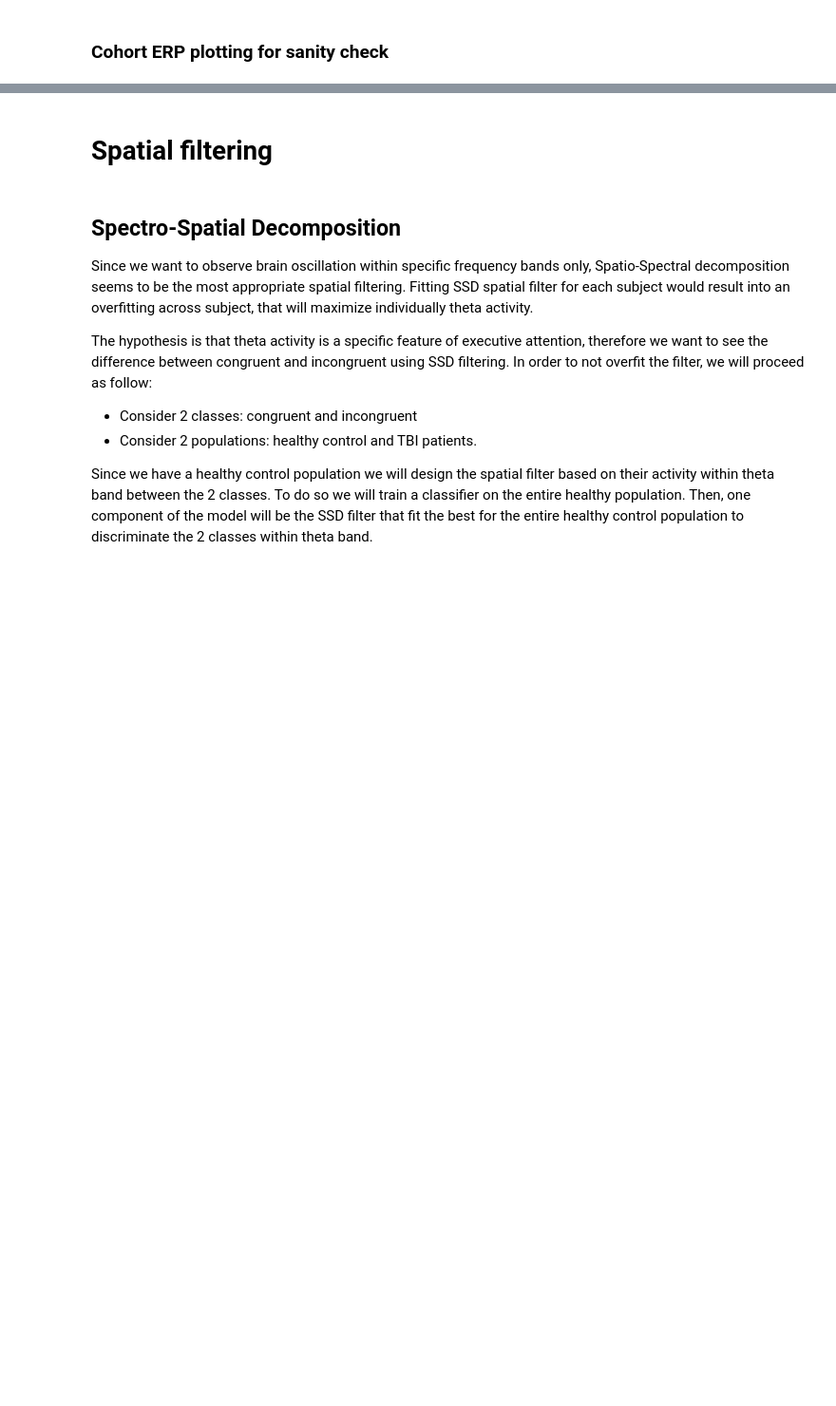
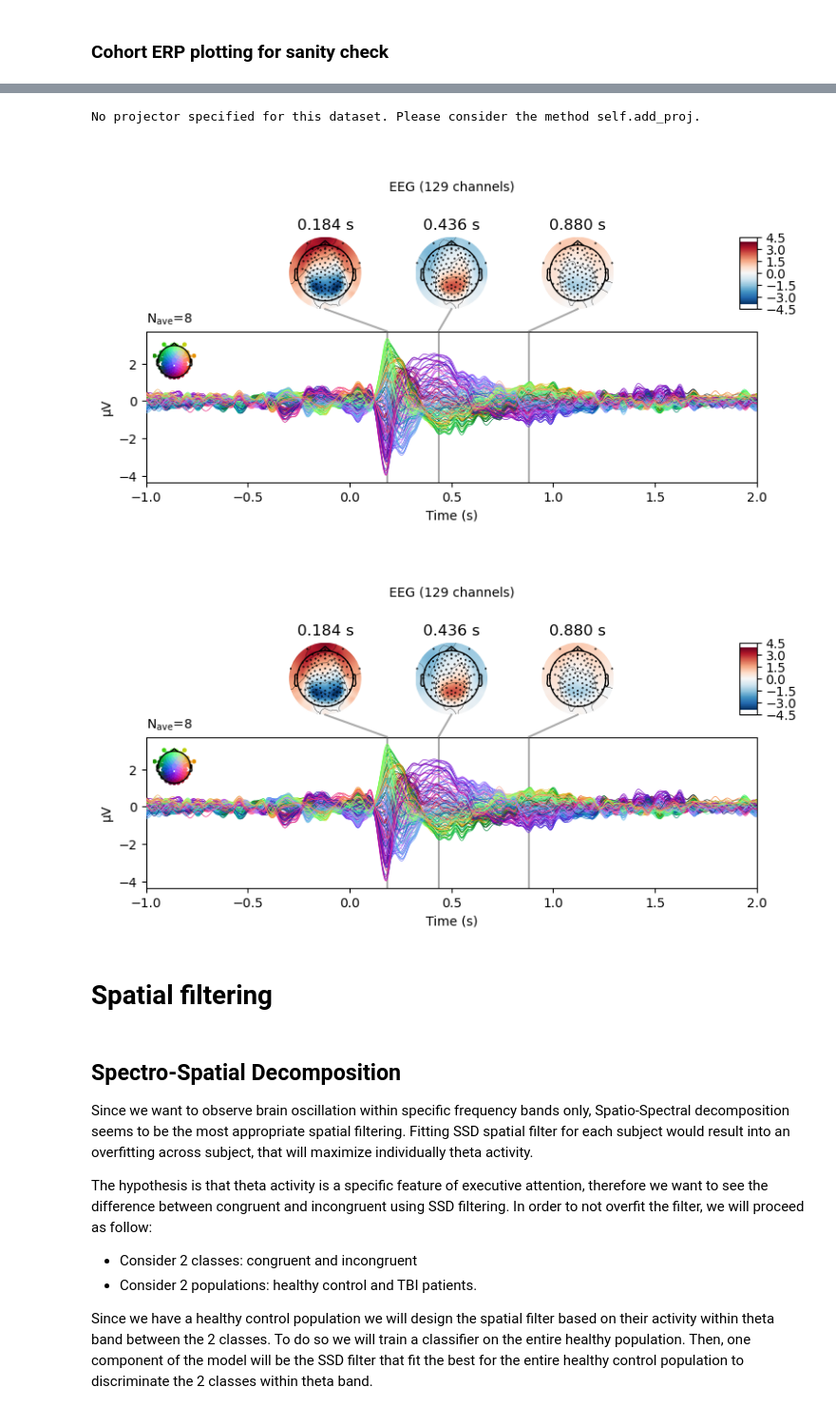
Before and after one commit to Sam54000/preprocessing_theta, a Jupyter notebook: New_MFF_MultiSubjectInluded.ipynb, the cells around one changed output, grey strips where cells are left out. Shown at 95% size. Cells and saved outputs as stored; diff of their text form; code cells hidden in the pictures; blank space fills up the shorter version.

```diff
--- a/New_MFF_MultiSubjectInluded.ipynb
+++ b/New_MFF_MultiSubjectInluded.ipynb
@@ -463,3 +467,9 @@ GA_congruent = mne.grand_average(evoked_congruent)
+# %%
+GA_congruent.plot_joint()
+# %% [output]
+No projector specified for this dataset. Please consider the method self.add_proj.
+[figure, added]
+[figure, added]
 # %% [markdown]
 # Spatial filtering
 # %% [markdown]
```
Also changed, not shown: parts of 31 cells of this notebook.
